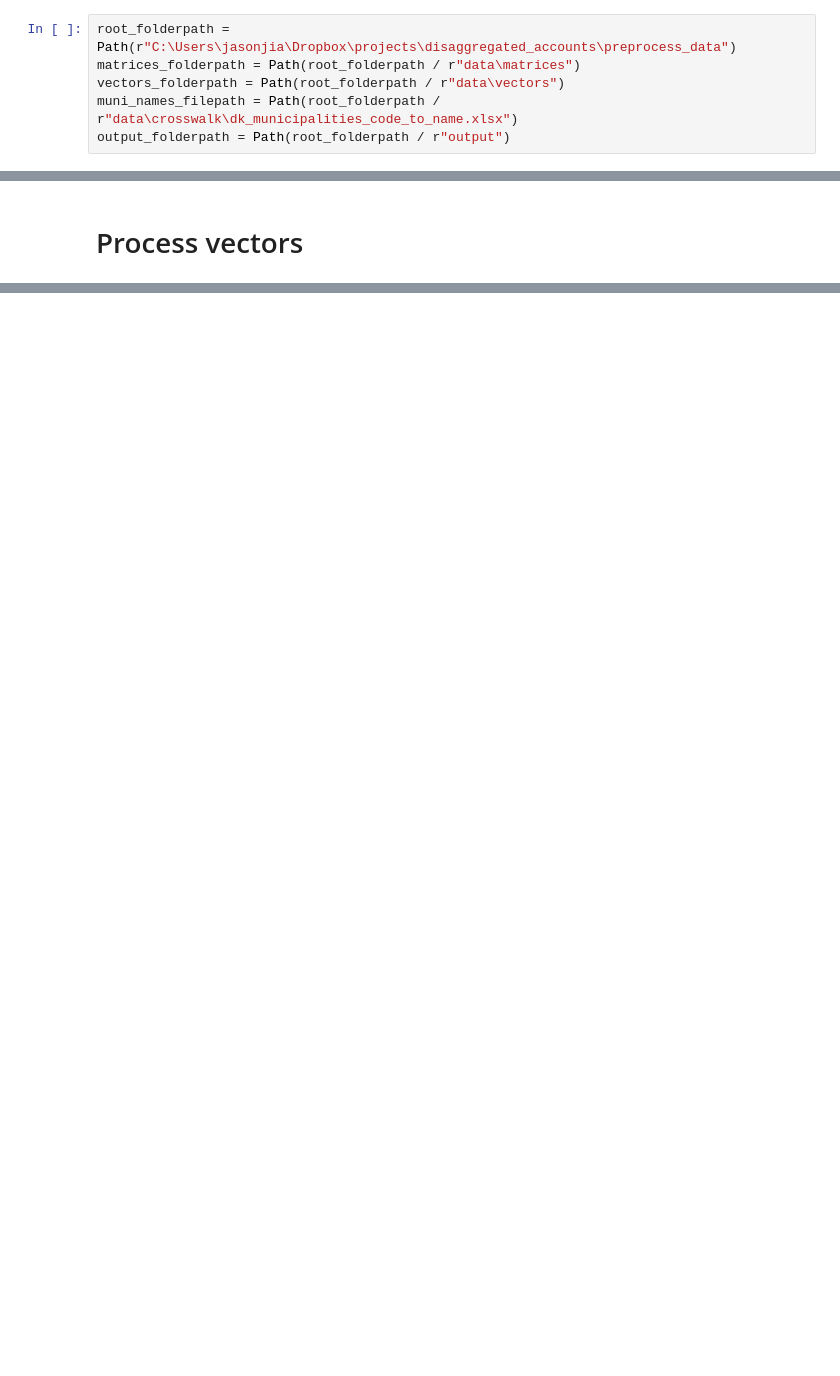
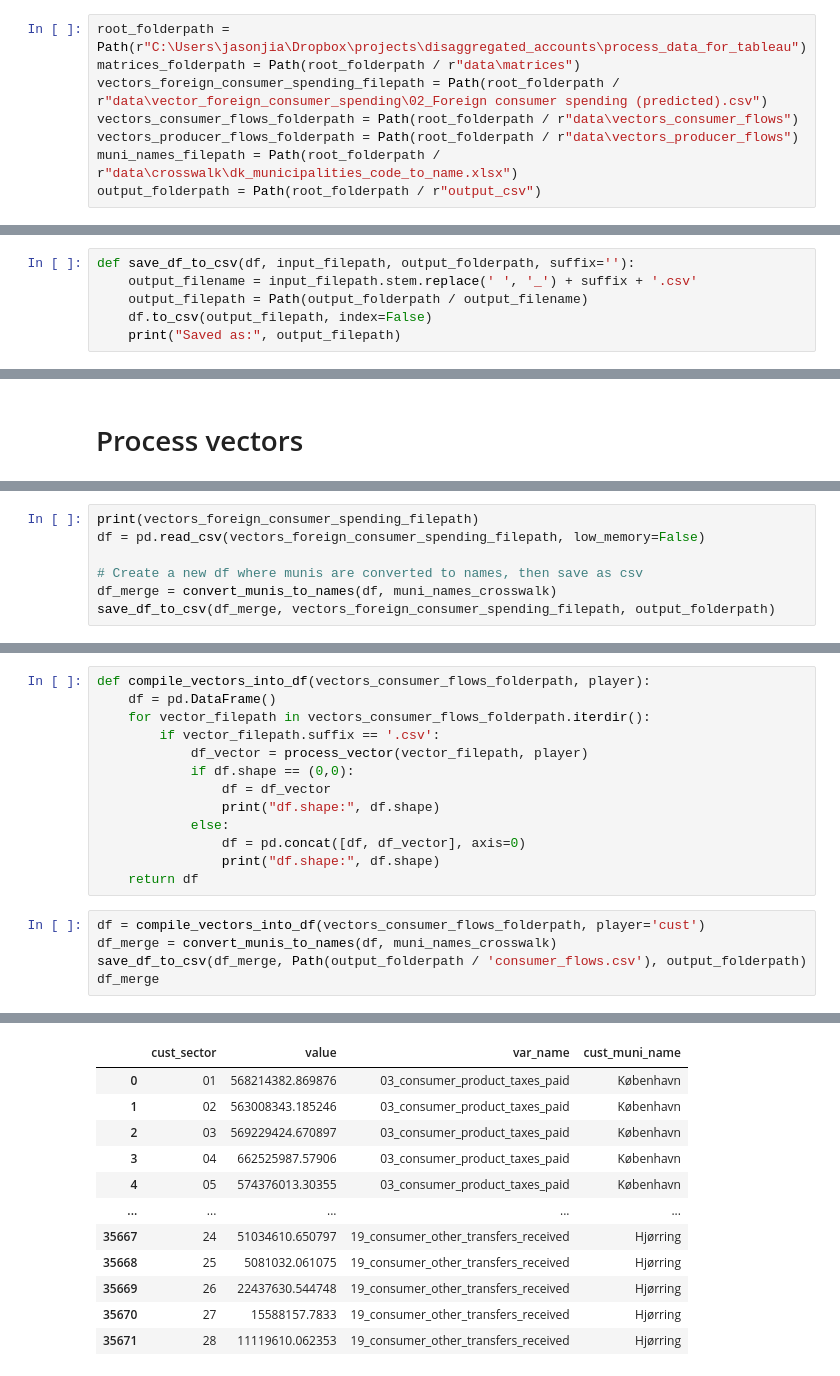
Before and after one commit to kilianhuber/disaggregated_accounts, a Jupyter notebook: process_data_for_tableau/code/process_data_for_tableau.ipynb, the cells around one changed output, grey strips where cells are left out. Drawn from its saved outputs; the diff is of its cells as text; blank space fills up the shorter version.

```diff
--- a/process_data_for_tableau/code/process_data_for_tableau.ipynb
+++ b/process_data_for_tableau/code/process_data_for_tableau.ipynb
@@ -4,9 +5,11 @@ from pathlib import Path
 # %%
-root_folderpath = Path(r"C:\Users\jasonjia\Dropbox\projects\disaggregated_accounts\preprocess_data")
+root_folderpath = Path(r"C:\Users\jasonjia\Dropbox\projects\disaggregated_accounts\process_data_for_tableau")
 matrices_folderpath = Path(root_folderpath / r"data\matrices")
-vectors_folderpath = Path(root_folderpath / r"data\vectors")
+vectors_foreign_consumer_spending_filepath = Path(root_folderpath / r"data\vector_foreign_consumer_spending\02_Foreign consumer spending (predicted).csv")
+vectors_consumer_flows_folderpath = Path(root_folderpath / r"data\vectors_consumer_flows")
+vectors_producer_flows_folderpath = Path(root_folderpath / r"data\vectors_producer_flows")
 muni_names_filepath = Path(root_folderpath / r"data\crosswalk\dk_municipalities_code_to_name.xlsx")
-output_folderpath = Path(root_folderpath / r"output")
+output_folderpath = Path(root_folderpath / r"output_csv")
 # %%
 muni_names_crosswalk = pd.read_excel(muni_names_filepath)
 muni_names_crosswalk = muni_names_crosswalk.convert_dtypes()
@@ -18,3 +62,9 @@ dtype: object
+# %%
+def save_df_to_csv(df, input_filepath, output_folderpath, suffix=''):
+    output_filename = input_filepath.stem.replace(' ', '_') + suffix + '.csv'
+    output_filepath = Path(output_folderpath / output_filename)
+    df.to_csv(output_filepath, index=False)
+    print("Saved as:", output_filepath)
 # %% [markdown]
 # Process matrices
 # %%
@@ -84,0 +102,7 @@ Saved as: C:\Users\jasonjia\Dropbox\projects\disaggregated_accounts\preprocess_d
+# %%
+print(vectors_foreign_consumer_spending_filepath)
+df = pd.read_csv(vectors_foreign_consumer_spending_filepath, low_memory=False)
+
+# Create a new df where munis are converted to names, then save as csv
+df_merge = convert_munis_to_names(df, muni_names_crosswalk)
+save_df_to_csv(df_merge, vectors_foreign_consumer_spending_filepath, output_folderpath)
@@ -84,0 +154,19 @@ Saved as: C:\Users\jasonjia\Dropbox\projects\disaggregated_accounts\preprocess_d
+# %%
+def compile_vectors_into_df(vectors_consumer_flows_folderpath, player):
+    df = pd.DataFrame()
+    for vector_filepath in vectors_consumer_flows_folderpath.iterdir():
+        if vector_filepath.suffix == '.csv':
+            df_vector = process_vector(vector_filepath, player)
+            if df.shape == (0,0):
+                df = df_vector
+                print("df.shape:", df.shape)
+            else:
+                df = pd.concat([df, df_vector], axis=0)
+                print("df.shape:", df.shape)
+    return df
+# %%
+df = compile_vectors_into_df(vectors_consumer_flows_folderpath, player='cust')
+df_merge = convert_munis_to_names(df, muni_names_crosswalk)
+save_df_to_csv(df_merge, Path(output_folderpath / 'consumer_flows.csv'), output_folderpath)
+df_merge
+# %% [output]
@@ -84,0 +190,12 @@ Saved as: C:\Users\jasonjia\Dropbox\projects\disaggregated_accounts\preprocess_d
+|  | cust_sector | value | var_name | cust_muni_name |
+| 0 | 01 | 568214382.869876 | 03_consumer_product_taxes_paid | København |
+| 1 | 02 | 563008343.185246 | 03_consumer_product_taxes_paid | København |
+| 2 | 03 | 569229424.670897 | 03_consumer_product_taxes_paid | København |
+| 3 | 04 | 662525987.57906 | 03_consumer_product_taxes_paid | København |
+| 4 | 05 | 574376013.30355 | 03_consumer_product_taxes_paid | København |
+| ... | ... | ... | ... | ... |
+| 35667 | 24 | 51034610.650797 | 19_consumer_other_transfers_received | Hjørring |
+| 35668 | 25 | 5081032.061075 | 19_consumer_other_transfers_received | Hjørring |
+| 35669 | 26 | 22437630.544748 | 19_consumer_other_transfers_received | Hjørring |
+| 35670 | 27 | 15588157.7833 | 19_consumer_other_transfers_received | Hjørring |
+| 35671 | 28 | 11119610.062353 | 19_consumer_other_transfers_received | Hjørring |
```
Also changed, not shown: parts of 11 cells of this notebook, 3 other files.
